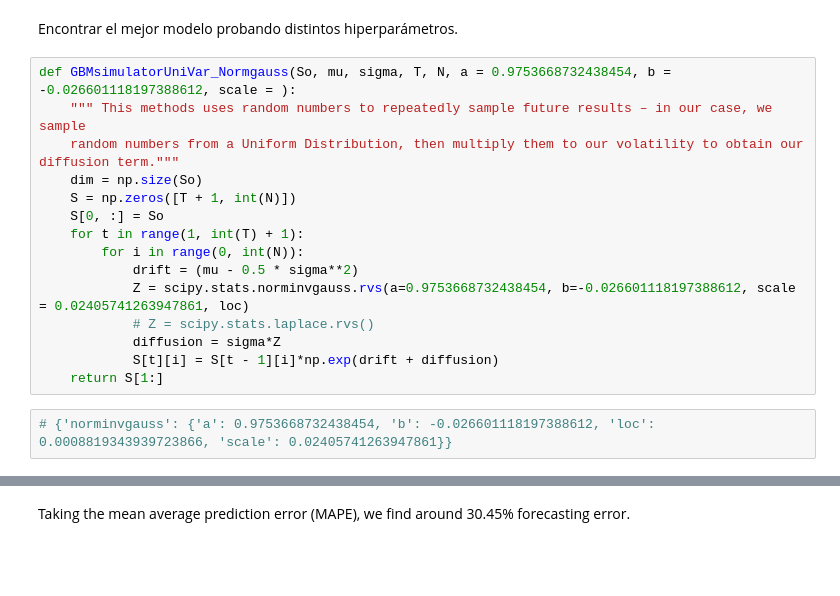
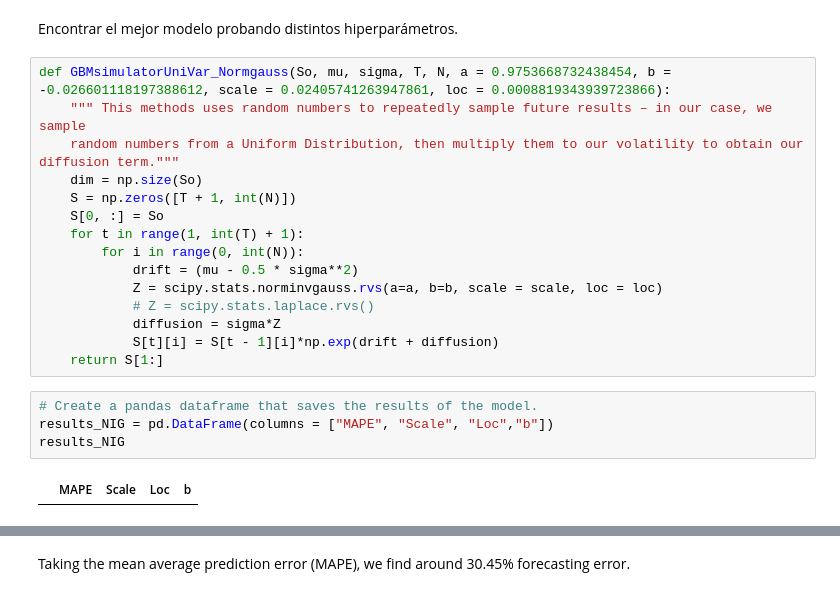
Before and after one commit to 01745134/proyectos-ingenieria, a Jupyter notebook: tarea1-modelacionVolatilidad.ipynb, the cells around one changed output, grey strips where cells are left out. Cells and saved outputs as stored; diff of their text form; blank space fills up the shorter version.

```diff
--- a/tarea1-modelacionVolatilidad.ipynb
+++ b/tarea1-modelacionVolatilidad.ipynb
@@ -192,7 +192,7 @@ Usando los modelos que fueron seleccionados como mejores (según su respectivo c
 # %% [markdown]
 Encontrar el mejor modelo probando distintos hiperparámetros.
 # %%
-def GBMsimulatorUniVar_Normgauss(So, mu, sigma, T, N, a = 0.9753668732438454, b = -0.026601118197388612, scale = ):
+def GBMsimulatorUniVar_Normgauss(So, mu, sigma, T, N, a = 0.9753668732438454, b = -0.026601118197388612, scale = 0.02405741263947861, loc = 0.0008819343939723866):
     """ This methods uses random numbers to repeatedly sample future results – in our case, we sample
     random numbers from a Uniform Distribution, then multiply them to our volatility to obtain our diffusion term."""
     dim = np.size(So)
@@ -201,10 +201,14 @@ def GBMsimulatorUniVar_Normgauss(So, mu, sigma, T, N, a = 0.9753668732438454, b
     for t in range(1, int(T) + 1):
         for i in range(0, int(N)):
             drift = (mu - 0.5 * sigma**2)
-            Z = scipy.stats.norminvgauss.rvs(a=0.9753668732438454, b=-0.026601118197388612, scale = 0.02405741263947861, loc)
+            Z = scipy.stats.norminvgauss.rvs(a=a, b=b, scale = scale, loc = loc)
             # Z = scipy.stats.laplace.rvs()
             diffusion = sigma*Z
             S[t][i] = S[t - 1][i]*np.exp(drift + diffusion)
     return S[1:]
-# %%
-# {'norminvgauss': {'a': 0.9753668732438454, 'b': -0.026601118197388612, 'loc': 0.0008819343939723866, 'scale': 0.02405741263947861}}
+# %%
+# Create a pandas dataframe that saves the results of the model.
+results_NIG = pd.DataFrame(columns = ["MAPE", "Scale", "Loc","b"])
+results_NIG
+# %% [output]
+|  | MAPE | Scale | Loc | b |
```
Also changed, not shown: parts of 7 cells of this notebook.
